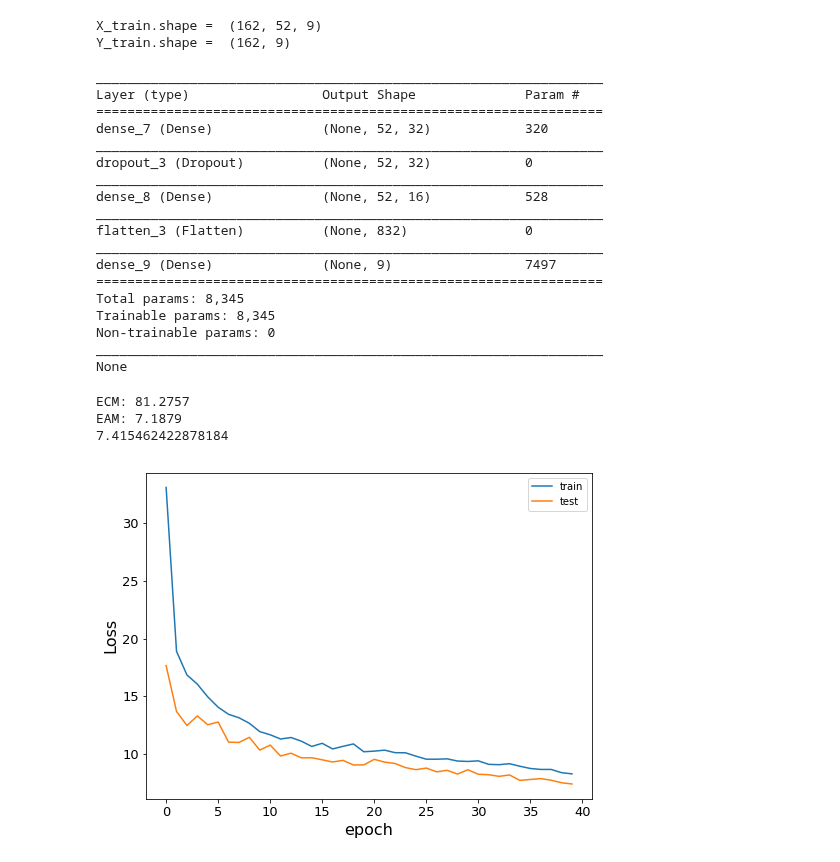
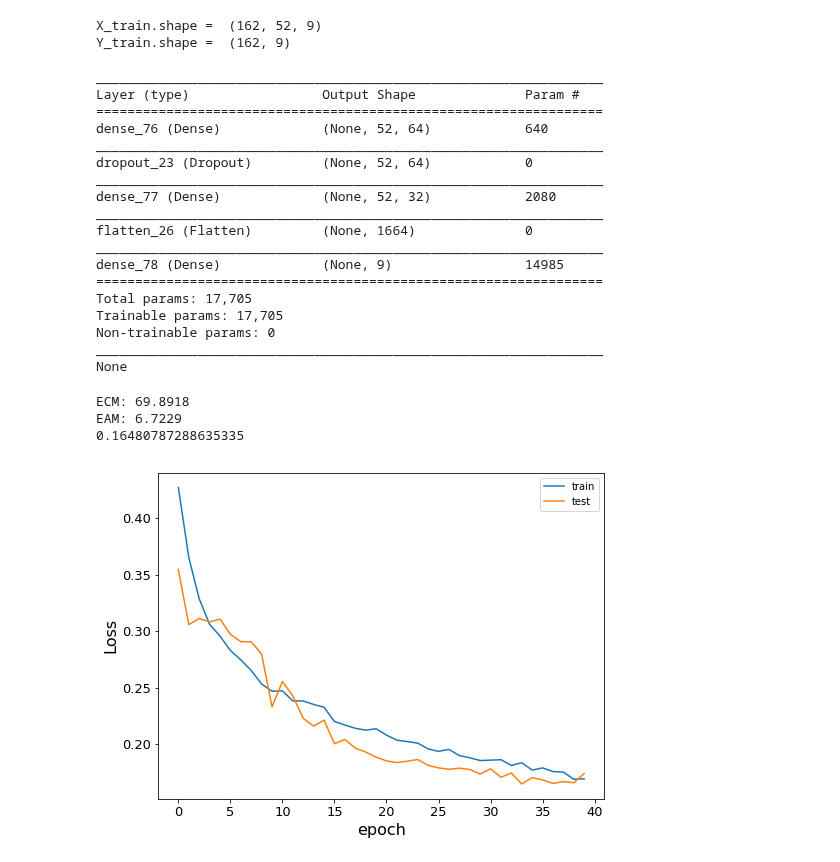
Before and after one commit to TsspGit/Rn_Time_Series, a Jupyter notebook: AEMET/Codes_Daily/ANN_New_Try.ipynb, the cells around one changed output. Saved outputs shown, nothing was run; the diff lists cells and outputs as text; code cells hidden in the pictures.

```diff
--- a/AEMET/Codes_Daily/ANN_New_Try.ipynb
+++ b/AEMET/Codes_Daily/ANN_New_Try.ipynb
@@ -135,6 +139,6 @@ def ANN_v2(neurons, nep, X_train, Y_train, X_test, Y_test, sample_size, v=0, btc
         save_NN(model)
     return history, pred, acc_train, acc_test, model
 # %%
-neuron = [256, 128]
-history, pred, acc_train, acc_test, model = NN_v2(neuron, 80, X_train, Y_train, X_test, Y_test, sample_size)
+neuron = [512, 256]
+history, pred, acc_train, acc_test, model = ANN_v2(neuron, 60, X_train, Y_train, X_test, Y_test, sample_size)
 # %% [output]
@@ -194,13 +221,8 @@ dates = pd.date_range(startday, periods=len(mdnRnA), freq='W')
 # Weather
 NVR = pd.read_csv('../Data/Daily/NVR/NVR_arima_weekly.csv', usecols=['fecha', 'tmed', 'presmed', 'velmedia'])
 NVR['fecha'] = pd.to_datetime(NVR['fecha'])
-DF = pd.DataFrame({'dates': dates,'mdnRnA': mdnRnA, 'tmed': NVR['tmed'].values})
-def scaler(DF, field):
-    scaled = MinMaxScaler().fit(DF[[field[0], field[1]]].values).transform(DF[[field[0], field[1]]].values)
-    output = pd.DataFrame(scaled, columns=['tmed', 'mdnRnA'])
-    output['dates'] = DF['dates']
-    return output, scaler
-DF_scaled, scaled = scaler(DF, ['tmed', 'mdnRnA'])
+DF = pd.DataFrame({'dates': dates,'mdnRnA': mdnRnA, 'T': NVR['tmed'].values})
+DF_scaled, scalermdnRnA = scaleDF(DF)
 sample_size = 52
 # dataframe (empty) creation
 pdata = pd.DataFrame()
@@ -209,8 +231,8 @@ names=list()
 nlags= len(newValuesReal)-1
 for i in range(nlags, -1, -1):
     # Add the new lagged column at the end of the dataframe. In inverse order.
-    pdata = pd.concat([pdata, DF_scaled[['tmed', 'mdnRnA']].shift(i).reset_index(drop=True)], axis=1)
-    pdatamdnRnA = pd.concat([pdatamdnRnA, DF['mdnRnA'].shift(i).reset_index(drop=True)], axis=1)
+    pdata = pd.concat([pdata, DF_scaled[['T', 'mdnRnA']].shift(i).reset_index(drop=True)], axis=1)
+    pdatamdnRnA = pd.concat([pdatamdnRnA, DF_scaled['mdnRnA'].shift(i).reset_index(drop=True)], axis=1)
     names += str(i) # store this index for naming the columns of dataframe
 pdatalags = np.asarray(pdata[nlags:])
 pdatamdnRnAlags = np.asarray(pdatamdnRnA[nlags:])
@@ -228,7 +250,7 @@ Y_train.shape =  (162, 9)
 # %%
 def ANN_v2(neurons, nep, X_train, Y_train, X_test, Y_test, sample_size, v=0, btch_size=10, save=False):
     model = Sequential()
-    model.add(Dense(int(neurons[0]/2), activation='relu', input_shape=(X_train.shape[1:])))
+    model.add(Dense(int(neurons[0]/2), activation='sigmoid', input_shape=(X_train.shape[1:])))
     model.add(Dropout(0.2))
     model.add(Dense(int(neurons[1]/2), activation='relu'))
     model.add(Flatten())
@@ -243,46 +265,50 @@ def ANN_v2(neurons, nep, X_train, Y_train, X_test, Y_test, sample_size, v=0, btc
         save_NN(model)
     return history, pred, acc_train, acc_test, model
 # %%
-neuron = [64, 32]
+neuron = [64*2, 32*2]
 history, pred, acc_train, acc_test, model = ANN_v2(neuron, 40, X_train, Y_train, X_test, Y_test, sample_size)
 predmaxs, predmins, predavgs = extract_maxs_mins_avgs(pred)
+predmaxs, predmins, predavgs = extract_maxs_mins_avgs(pred)
+predmins = scalermdnRnA.inverse_transform(np.array(predmins).reshape(-1, 1))[:,0]
+predmaxs = scalermdnRnA.inverse_transform(np.array(predmaxs).reshape(-1, 1))[:,0]
+predavgs = scalermdnRnA.inverse_transform(np.array(predavgs).reshape(-1, 1))[:,0]
 # %% [output]
 _________________________________________________________________
 Layer (type)                 Output Shape              Param #
 =================================================================
-dense_7 (Dense)              (None, 52, 32)            320
+dense_76 (Dense)             (None, 52, 64)            640
 _________________________________________________________________
-dropout_3 (Dropout)          (None, 52, 32)            0
+dropout_23 (Dropout)         (None, 52, 64)            0
 _________________________________________________________________
-dense_8 (Dense)              (None, 52, 16)            528
+dense_77 (Dense)             (None, 52, 32)            2080
 _________________________________________________________________
-flatten_3 (Flatten)          (None, 832)               0
+flatten_26 (Flatten)         (None, 1664)              0
 _________________________________________________________________
-dense_9 (Dense)              (None, 9)                 7497
+dense_78 (Dense)             (None, 9)                 14985
 =================================================================
-Total params: 8,345
-Trainable params: 8,345
+Total params: 17,705
+Trainable params: 17,705
 Non-trainable params: 0
 _________________________________________________________________
 None
 # %%
-Y_test_error = DF[DF['dates'] > '2017-08-06']['mdnRnA']
+Y_test_error = DF['mdnRnA'][-len(predavgs):]
 testScoreECM = mean_squared_error(Y_test_error, predavgs)
 print('ECM: %.4f' % (testScoreECM))
 testScoreEAM = mean_absolute_error(Y_test_error, predavgs)
 print('EAM: %.4f' % (testScoreEAM))
 fig,ax = plt.subplots(nrows=1,ncols=1,figsize=(8,6))# 6,6
 plt.plot(history.history['loss'])
 plt.plot(history.history['val_loss'])
 plt.ylabel('Loss')
 plt.xlabel('epoch')
 plt.legend(['train', 'test'], loc='upper right')
 print(np.min(history.history['val_loss']))
 # %% [output]
-ECM: 81.2757
-EAM: 7.1879
-7.415462422878184
+ECM: 69.8918
+EAM: 6.7229
+0.16480787288635335
-[figure, old version]
+[figure, new version]
 # %%
 # Pronostico:
 Xval = np.atleast_3d(np.array([pdatamdnRnAlags[-sample_size:]]))
```
Also changed, not shown: parts of 17 cells of this notebook, 29 other files.
